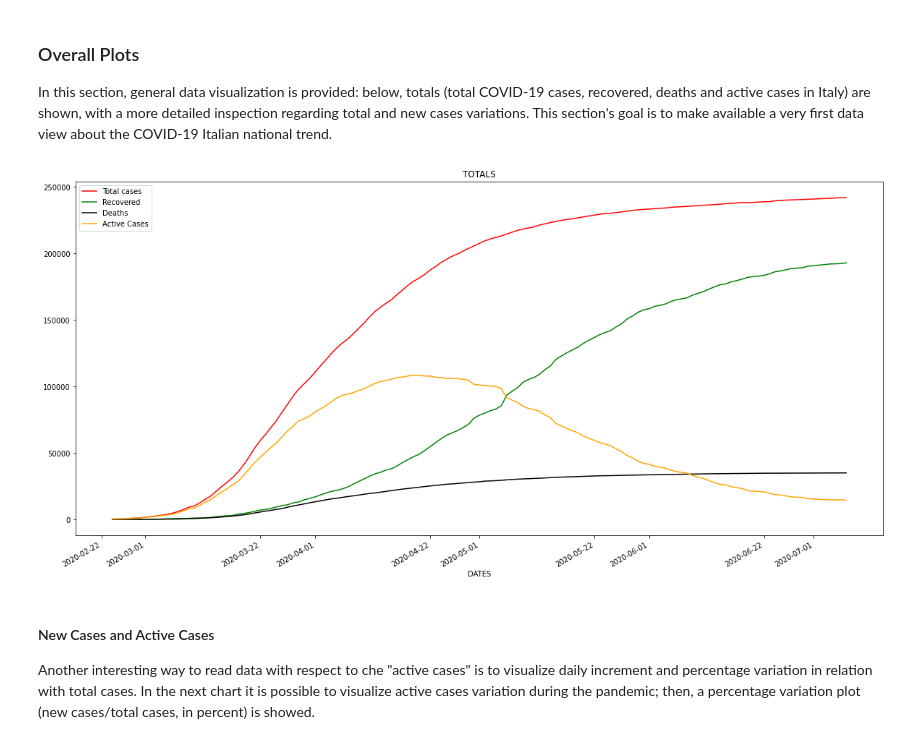
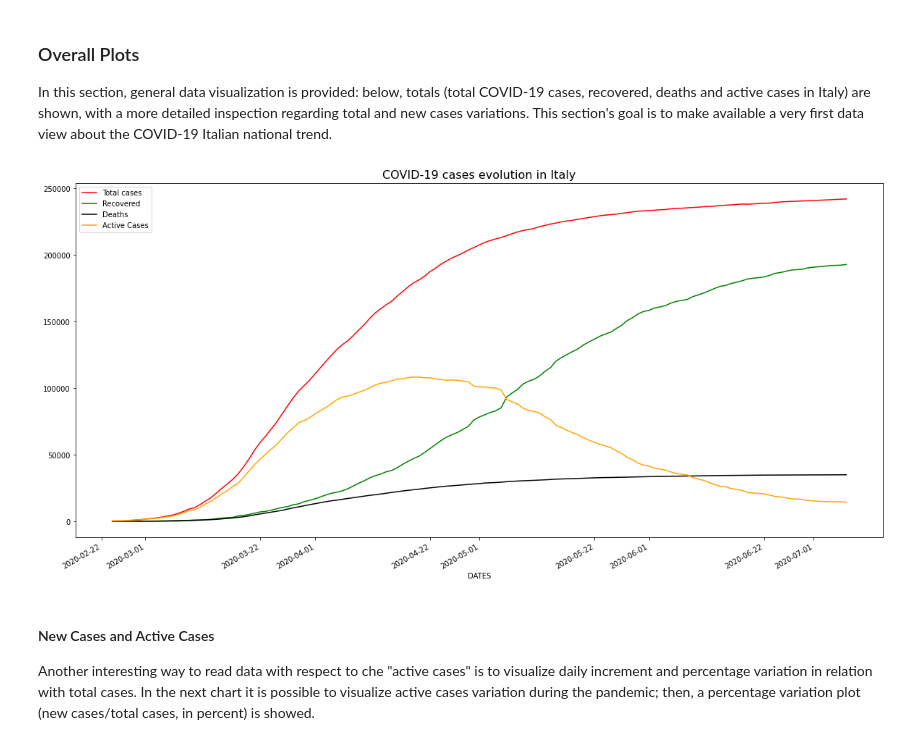
Before and after one commit to pisalore/AAGM_exam, a Jupyter notebook: pandas_exam.ipynb, the cells around one changed output. Drawn from its saved outputs; the diff is of its cells as text; code cells hidden in the pictures.

```diff
--- a/pandas_exam.ipynb
+++ b/pandas_exam.ipynb
@@ -105,35 +105,36 @@ for date_group in dF_regions.groupby(['data']):
               date_group[1]['dimessi_guariti'].sum(), \
               date_group[1]['deceduti'].sum(),\
               date_group[1]['nuovi_positivi'].sum(),\
               date_group[1]['variazione_totale_positivi'].sum(),\
               date_group[1]['deceduti'].sum() - previous_deaths
 
     total_cases.append(t)
     recovered.append(r)
     deaths.append(d)
     daily_deaths.append(dd)
     previous_deaths = d
     active_cases.append(t  - r - d)
     new_cases.append(nc)
     percentage_variation.append(nc / t * 100)
     cases_variation.append(vc)
     complete_dates.append(date_group[0])
     dates.append(date_group[0].split('T')[0])
 
 x_dates = [dt.datetime.strptime(d,'%Y-%m-%d').date() for d in dates]
 
 fig, ax = plt.subplots(figsize = (20, 10))
 plt.plot(x_dates, total_cases, label='Total cases', color="red")
 plt.plot(x_dates, recovered, label='Recovered', color="green")
 plt.plot(x_dates, deaths, label='Deaths', color="black")
 plt.plot(x_dates, active_cases, label='Active Cases', color="orange")
-ax.set(xlabel='DATES',title='TOTALS')
+ax.set(xlabel='DATES')
+ax.set_title("COVID-19 cases evolution in Italy", fontdict={"fontsize": "16", "fontweight" : "3"})
 plt.legend(loc="upper left")
 # fig.savefig("totals_regional.png")
 plt.gcf().autofmt_xdate()
 plt.show()
 # %% [output]
-[figure, old version]
+[figure, new version]
 # %% [markdown]
 #### New Cases and Active Cases
 Another interesting way to read data with respect to che "active cases" is to
```
Also changed, not shown: parts of 8 cells of this notebook.
